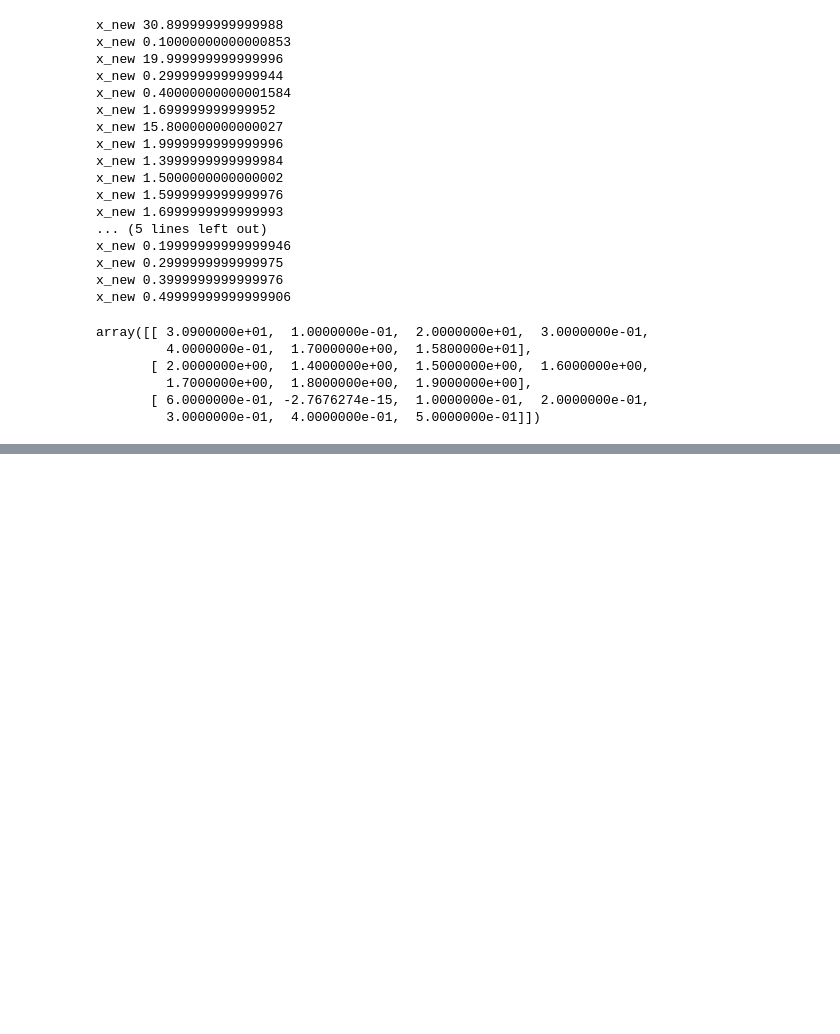
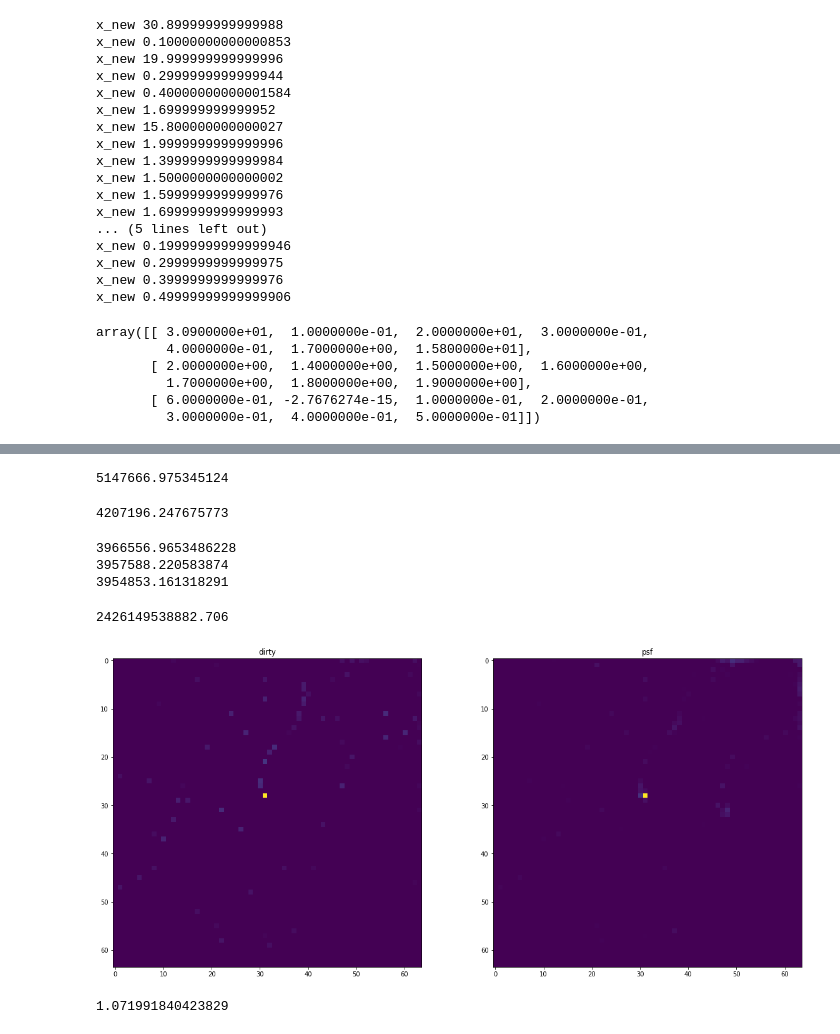
Before and after one commit to lord-blueberry/p8-pipeline, a Jupyter notebook: sandbox/ipython_workspace/CD_Try.ipynb, the cells around one changed output, grey strips where cells are left out. Cells and saved outputs as stored; diff of their text form; code cells hidden in the pictures; blank space fills up the shorter version.

```diff
--- a/sandbox/ipython_workspace/CD_Try.ipynb
+++ b/sandbox/ipython_workspace/CD_Try.ipynb
@@ -259,0 +427,56 @@ array([[ 3.0900000e+01,  1.0000000e-01,  2.0000000e+01,  3.0000000e-01,
+# %%
+res = y
+lambda_cs = 0.05
+
+p_prepped = -2j * np.pi * p
+x_w0 = np.zeros(dim)
+x_w1 = np.zeros(dim)
+x_c2 = np.zeros(dim)
+print(np.sum(np.square(np.real(res))+np.square(np.imag(res))))
+# %% [output]
+5147666.975345124
+# %%
+#ISTA iteration
+plan.f = res
+x = np.real(plan.adjoint().copy()) / y.shape
+c1 = np.reshape(np.dot(conv_pix0, x.flatten()), dim)
+x_w0 = x - c1
+c2 = np.reshape(np.dot(conv_pix1, c1.flatten()), dim)
+x_w1 = c1 - c2
+x_c2 = c2
+
+x_w0 = soft_thresh(x_w0, lambda_cs)
+x_w1 = soft_thresh(x_w1, lambda_cs)
+x_c2 = soft_thresh(x_c2, lambda_cs)
+
+plan_forward.f_hat = x_w0 + x_w1 + x_c2
+res = res - plan_forward.trafo()
+print(np.sum(np.square(np.real(res))+np.square(np.imag(res))))
+# %% [output]
+4207196.247675773
+# %%
+x_w0_active = x_w0.copy()
+x_w1_active = x_w1.copy()
+x_c2_active = x_c2.copy()
+
+print(np.sum(np.square(np.real(res))+np.square(np.imag(res))))
+res, x_w0 = coordinate_descent(res, x_w0, x_w0_active, p_prepped, (1-conv_vis0), lambda_cs)
+print(np.sum(np.square(np.real(res))+np.square(np.imag(res))))
+res, x_w1 = coordinate_descent(res, x_w1, x_w1_active, p_prepped, (1-conv_vis1), lambda_cs)
+print(np.sum(np.square(np.real(res))+np.square(np.imag(res))))
+res, x_c2 = coordinate_descent(res, x_c2, x_c2_active, p_prepped, (conv_vis1), lambda_cs)
+print(np.sum(np.square(np.real(res))+np.square(np.imag(res))))
+# %% [output]
+3966556.9653486228
+3957588.220583874
+3954853.161318291
+# %%
+print(np.sum(np.square(x)))
+# %% [output]
+2426149538882.706
+# %%
+x_w0_comparison = soft_thresh(x - np.reshape(np.dot(conv_pix0, x.flatten()), dim), lambda_cs)
+# %%
+plot_comparison(x_w0, 'dirty', x_w0_comparison, "psf")
+# %% [output]
+[figure, added]
@@ -259,0 +485,4 @@ array([[ 3.0900000e+01,  1.0000000e-01,  2.0000000e+01,  3.0000000e-01,
+# %%
+np.max(x_w0)
+# %% [output]
+1.071991840423829
```
Also changed, not shown: parts of 14 cells of this notebook.
